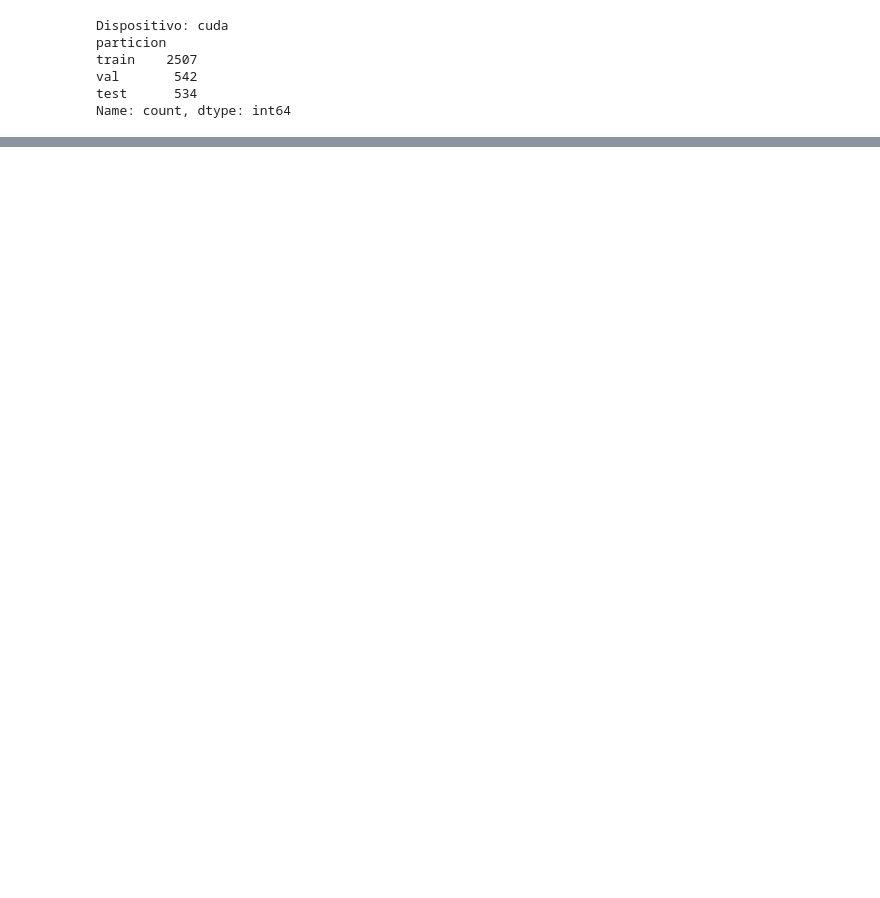
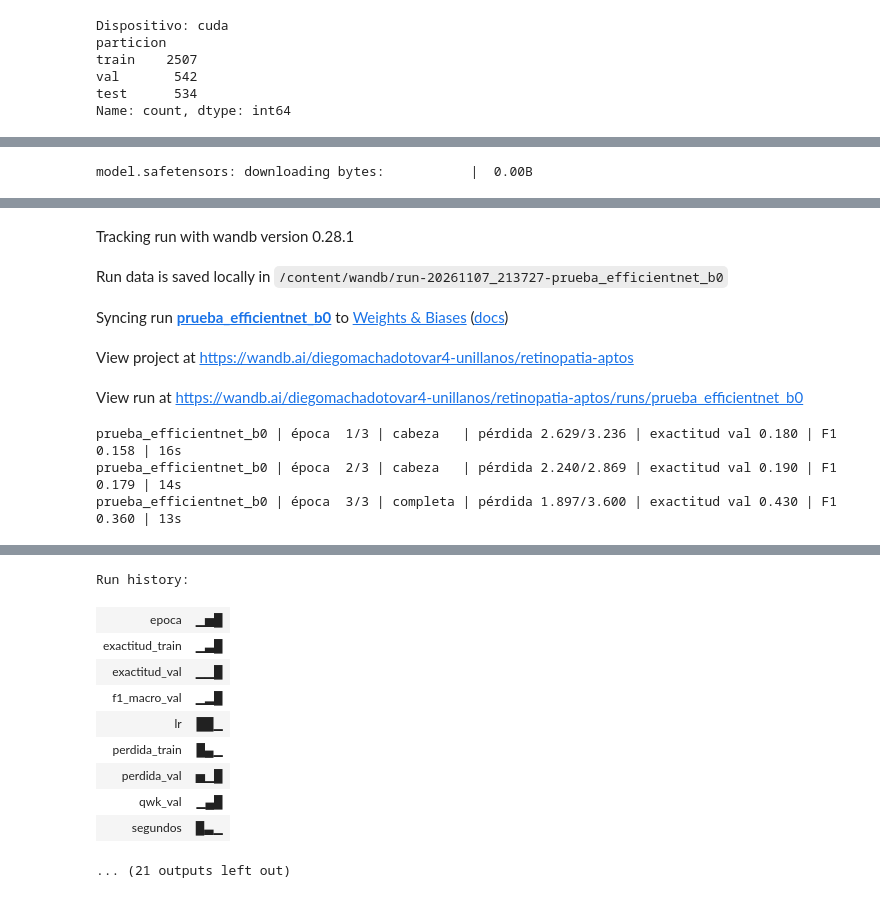
Before and after one commit to DAMT777/diabetic-retinopathy-classification, a Jupyter notebook: Notebooks/entrenamiento.ipynb, the cells around one changed output, grey strips where cells are left out. Saved outputs shown, nothing was run; the diff lists cells and outputs as text; code cells hidden in the pictures; blank space fills up the shorter version.

```diff
--- a/Notebooks/entrenamiento.ipynb
+++ b/Notebooks/entrenamiento.ipynb
@@ -222,0 +392,15 @@ Forma del lote: (16, 3, 384, 384)
+# %%
+sub_tr = f_train.groupby("diagnosis").head(40)
+sub_va = f_val.groupby("diagnosis").head(20)
+
+for arq in ["efficientnet_b0", "resnet50"]:
+    torch.cuda.reset_peak_memory_stats()
+    ejecutar(arq, sub_tr, sub_va, nombre=f"prueba_{arq}", epocas=3)
+    print(f"Memoria máxima de GPU con {arq}: "
+          f"{torch.cuda.max_memory_allocated() / 1e9:.1f} GB de 15 GB\n")
+
+for p in CHECKPOINTS.glob("prueba_*"):
+    p.unlink()
+for p in RESULTADOS.glob("historial_prueba_*"):
+    p.unlink()
+# %% [output]
@@ -222,0 +409 @@ Forma del lote: (16, 3, 384, 384)
+model.safetensors: downloading bytes:           |  0.00B
@@ -222,0 +411,8 @@ Forma del lote: (16, 3, 384, 384)
+Tracking run with wandb version 0.28.1
+Run data is saved locally in /content/wandb/run-20261107_213727-prueba_efficientnet_b0
+Syncing run prueba_efficientnet_b0 to Weights & Biases (docs)
+View project at https://wandb.ai/diegomachadotovar4-unillanos/retinopatia-aptos
+View run at https://wandb.ai/diegomachadotovar4-unillanos/retinopatia-aptos/runs/prueba_efficientnet_b0
+prueba_efficientnet_b0 | época  1/3 | cabeza   | pérdida 2.629/3.236 | exactitud val 0.180 | F1 0.158 | 16s
+prueba_efficientnet_b0 | época  2/3 | cabeza   | pérdida 2.240/2.869 | exactitud val 0.190 | F1 0.179 | 14s
+prueba_efficientnet_b0 | época  3/3 | completa | pérdida 1.897/3.600 | exactitud val 0.430 | F1 0.360 | 13s
@@ -222,0 +420,11 @@ Forma del lote: (16, 3, 384, 384)
+Run history:
+| epoca | ▁▅█ |
+| exactitud_train | ▁▃█ |
+| exactitud_val | ▁▁█ |
+| f1_macro_val | ▁▂█ |
+| lr | ██▁ |
+| perdida_train | █▄▁ |
+| perdida_val | ▅▁█ |
+| qwk_val | ▁▄█ |
+| segundos | █▃▁ |
+... (21 outputs left out)
```
Also changed, not shown: parts of 13 cells of this notebook.
